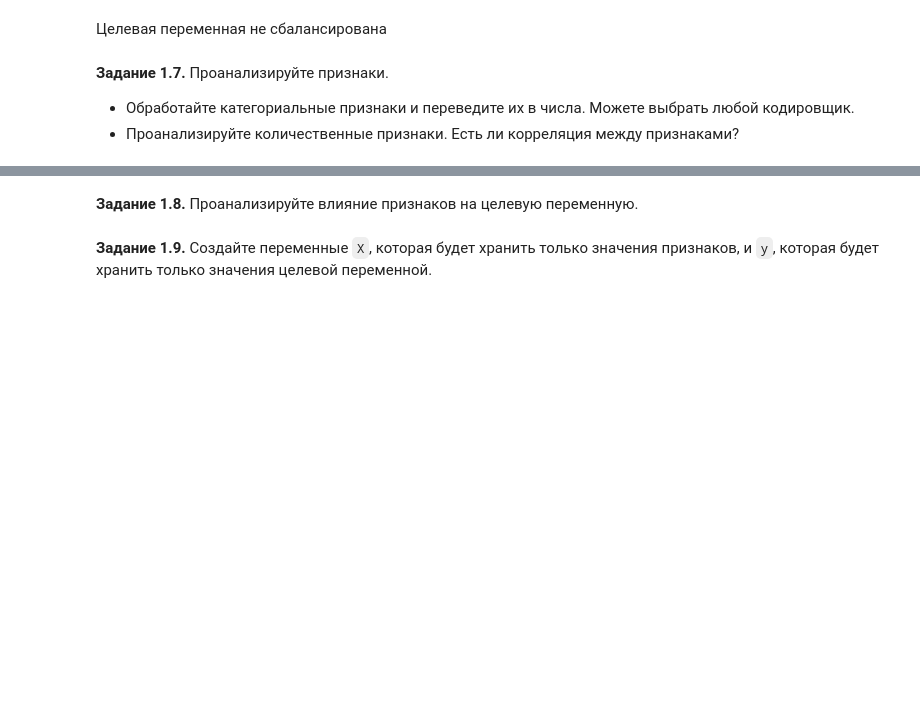
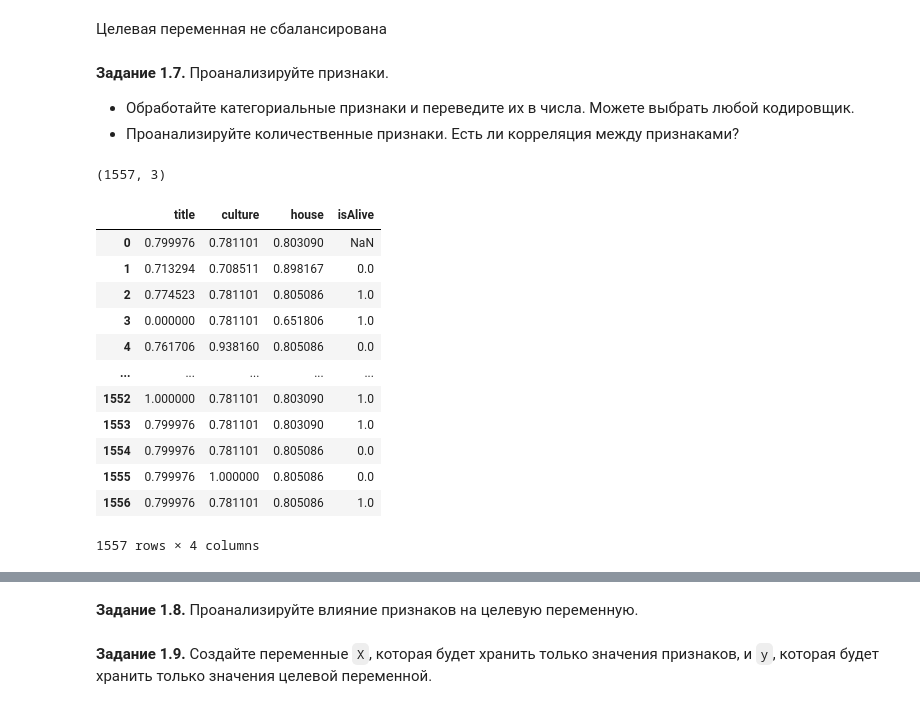
Before and after one commit to Lindemann-S/DLS2025, a Jupyter notebook: week_01_ml_intro/Homework/hw_1_game_of_thrones.ipynb, the cells around one changed output, grey strips where cells are left out. Saved outputs shown, nothing was run; the diff lists cells and outputs as text; code cells hidden in the pictures; blank space fills up the shorter version.

```diff
--- a/week_01_ml_intro/Homework/hw_1_game_of_thrones.ipynb
+++ b/week_01_ml_intro/Homework/hw_1_game_of_thrones.ipynb
@@ -570,0 +573,4 @@ plt.show()
+# %%
+train_data[cat_cols].values.shape
+# %% [output]
+(1557, 3)
@@ -570,0 +581,16 @@ plt.show()
+# %%
+encoded_data
+# %% [output]
+|  | title | culture | house | isAlive |
+| 0 | 0.799976 | 0.781101 | 0.803090 | NaN |
+| 1 | 0.713294 | 0.708511 | 0.898167 | 0.0 |
+| 2 | 0.774523 | 0.781101 | 0.805086 | 1.0 |
+| 3 | 0.000000 | 0.781101 | 0.651806 | 1.0 |
+| 4 | 0.761706 | 0.938160 | 0.805086 | 0.0 |
+| ... | ... | ... | ... | ... |
+| 1552 | 1.000000 | 0.781101 | 0.803090 | 1.0 |
+| 1553 | 0.799976 | 0.781101 | 0.803090 | 1.0 |
+| 1554 | 0.799976 | 0.781101 | 0.805086 | 0.0 |
+| 1555 | 0.799976 | 1.000000 | 0.805086 | 0.0 |
+| 1556 | 0.799976 | 0.781101 | 0.805086 | 1.0 |
+1557 rows × 4 columns
```
Also changed, not shown: parts of 17 cells of this notebook.
